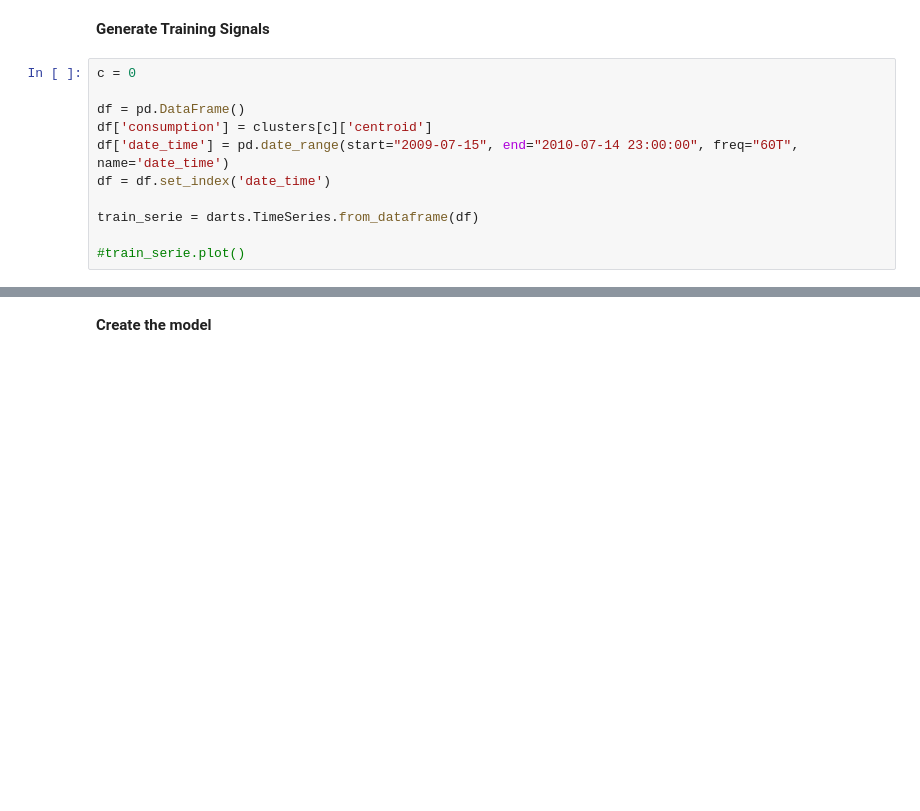
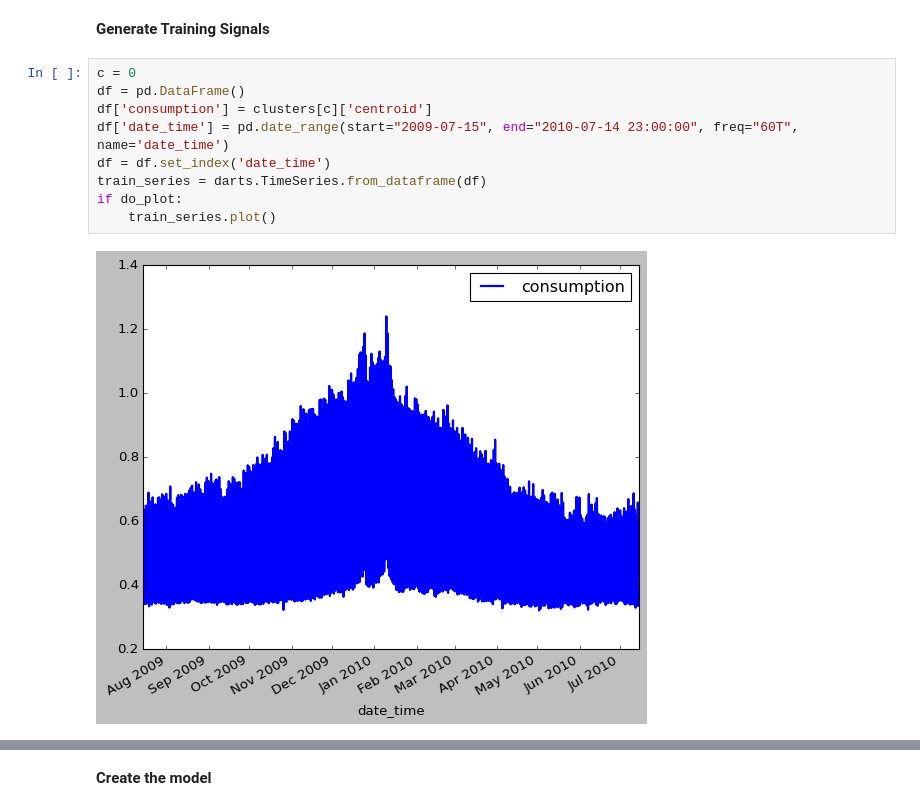
Before and after one commit to nvlaminc/Cenaero-TrailWorkshop2022, a Jupyter notebook: DimensionReduction/clustering/Clusters_Investigation.ipynb, the cells around one changed output, grey strips where cells are left out. Saved outputs shown, nothing was run; the diff lists cells and outputs as text; blank space fills up the shorter version.

```diff
--- a/DimensionReduction/clustering/Clusters_Investigation.ipynb
+++ b/DimensionReduction/clustering/Clusters_Investigation.ipynb
@@ -183,13 +170,13 @@ Population of cluster 4 for kmean is 816
 **Generate Training Signals**
 # %%
 c = 0
-
 df = pd.DataFrame()
 df['consumption'] = clusters[c]['centroid']
 df['date_time'] = pd.date_range(start="2009-07-15", end="2010-07-14 23:00:00", freq="60T", name='date_time')
 df = df.set_index('date_time')
-
-train_serie = darts.TimeSeries.from_dataframe(df)
-
-#train_serie.plot()
+train_series = darts.TimeSeries.from_dataframe(df)
+if do_plot:
+    train_series.plot()
+# %% [output]
+[figure, added]
 # %%
```
Also changed, not shown: parts of 17 cells of this notebook, 2 other files.
